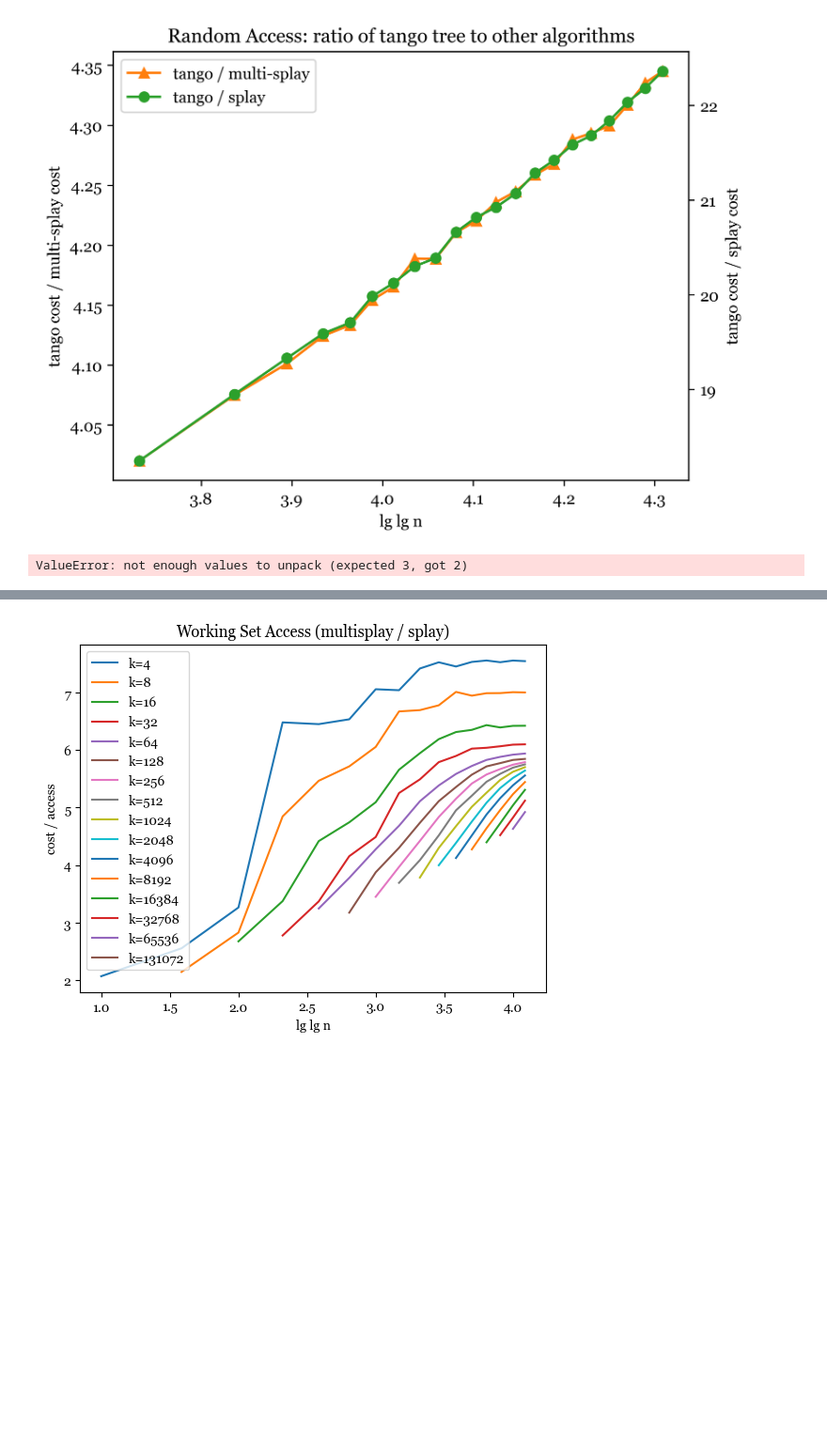
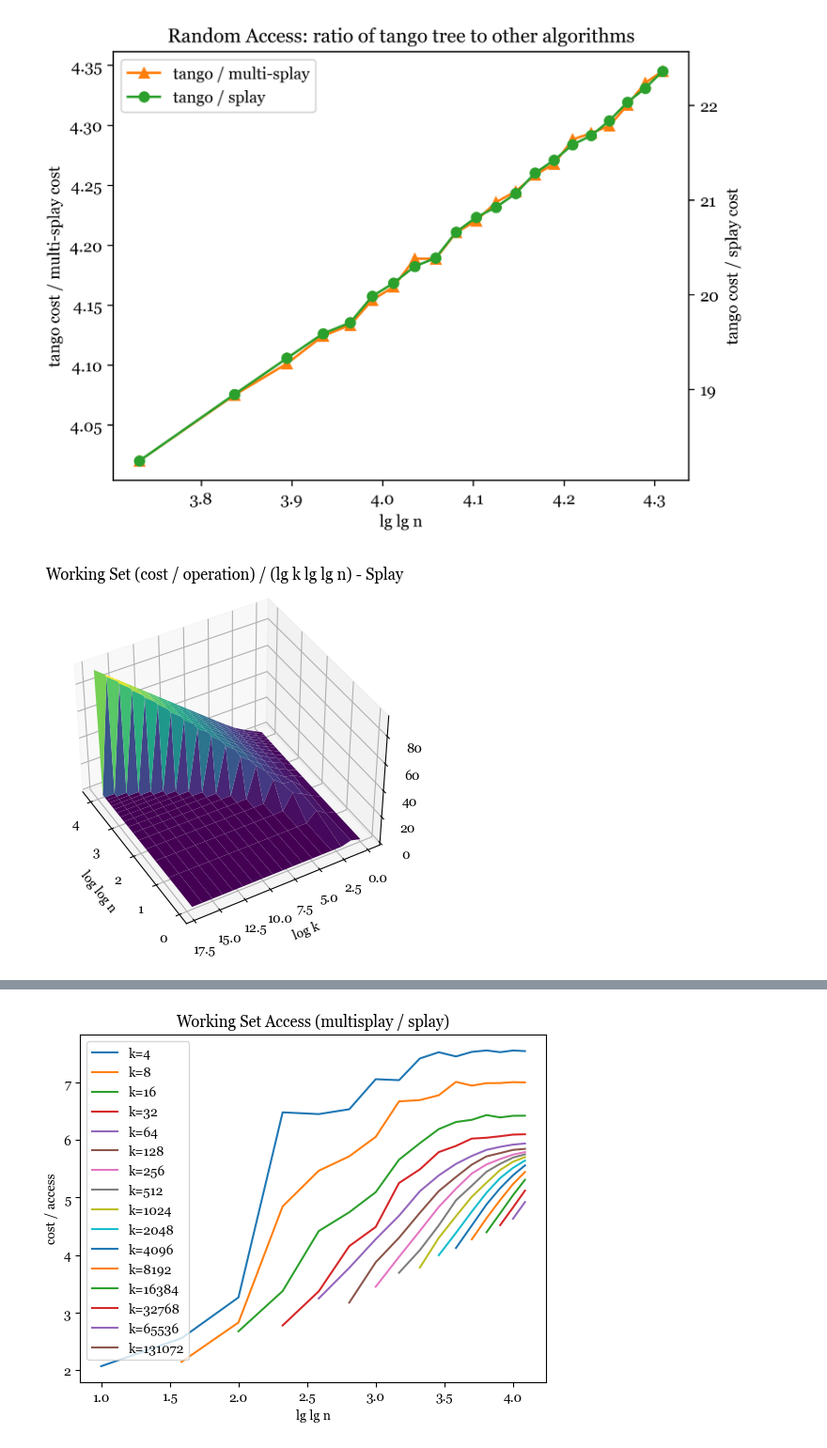
Before and after one commit to adhami3310/tango, a Jupyter notebook: analysis.ipynb, the cells around one changed output, grey strips where cells are left out. Shown at 94% size. Saved outputs shown, nothing was run; the diff lists cells and outputs as text; code cells hidden in the pictures; blank space fills up the shorter version.

```diff
--- a/analysis.ipynb
+++ b/analysis.ipynb
@@ -1508,7 +1508,7 @@ plot_ratio('random', 'Random Access: ratio of tango tree to other algorithms', T
 
 from matplotlib import cm
 
-current_set = 'Multisplay'
+current_set = 'Splay'
 datasets = {
     'Tango': tango_data,
     'Multisplay': multisplay_data,
@@ -1524,33 +1524,33 @@ def process_ws_data(current, name='working_set3d'):
     mesh_x, mesh_y = np.meshgrid(sorted(list(set(tango_x))), sorted(list(set(tango_y))))
     mesh_z = np.zeros(mesh_x.shape)
 
     for i in range(mesh_x.shape[0]):
         for j in range(mesh_x.shape[1]):
             for ii in range(len(tango_z)):
                 if tango_x[ii] == mesh_x[i,j] and tango_y[ii] == mesh_y[i,j]:
                     mesh_z[i,j] = tango_z[ii]
 
     # mesh_z = mesh_z / (np.log(mesh_y) * np.log(np.log(mesh_x)))
 
     return tango_x, tango_y, tango_z, mesh_x, mesh_y, mesh_z
 
 tango_x, tango_y, tango_z, tango_mesh_x, tango_mesh_y, tango_mesh_z = process_ws_data(current_set)
 
 # tango_mesh_z = tango_mesh_z / (np.log(tango_mesh_y) * np.log(np.log(tango_mesh_x)))
 
 
 fig = plt.figure()
 ax = fig.add_subplot(111,projection='3d')
 ax.view_init(40, 150)
 
 ax.plot_surface(np.log2(np.log2(tango_mesh_x)), np.log2(tango_mesh_y), tango_mesh_z, cmap='viridis', edgecolor='none')
 ax.set_title(f'Working Set (cost / operation) / (lg k lg lg n) - {current_set}')
 ax.set_xlabel('log log n')
 ax.set_ylabel('log k')
 ax.set_zlabel('numops')
 
 plt.show()
 # %% [output]
-ValueError: not enough values to unpack (expected 3, got 2)
+[figure, added]
 # %%
 # print(y[x==1024])
```
Also changed, not shown: parts of 5 cells of this notebook, 7 other files.
